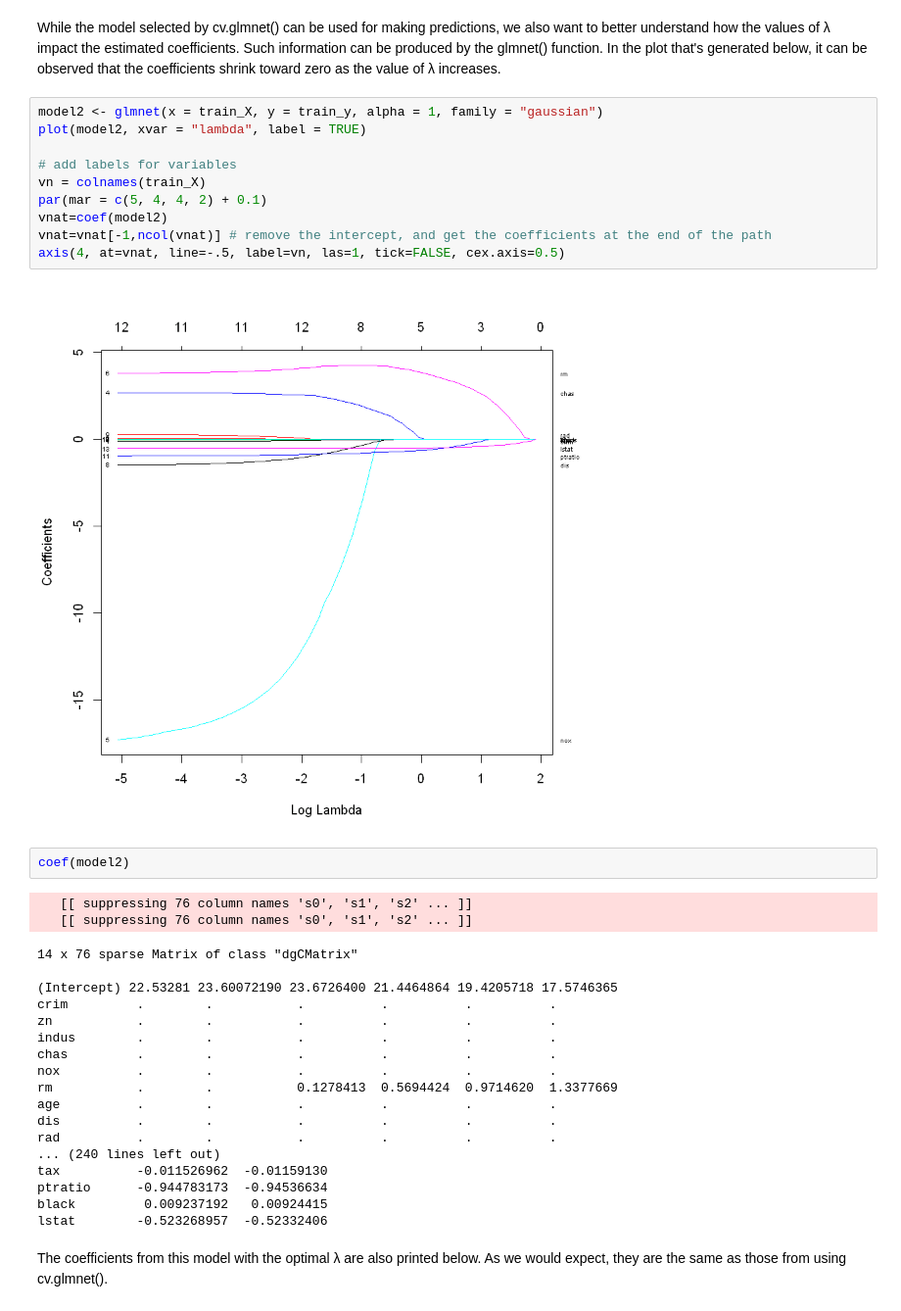
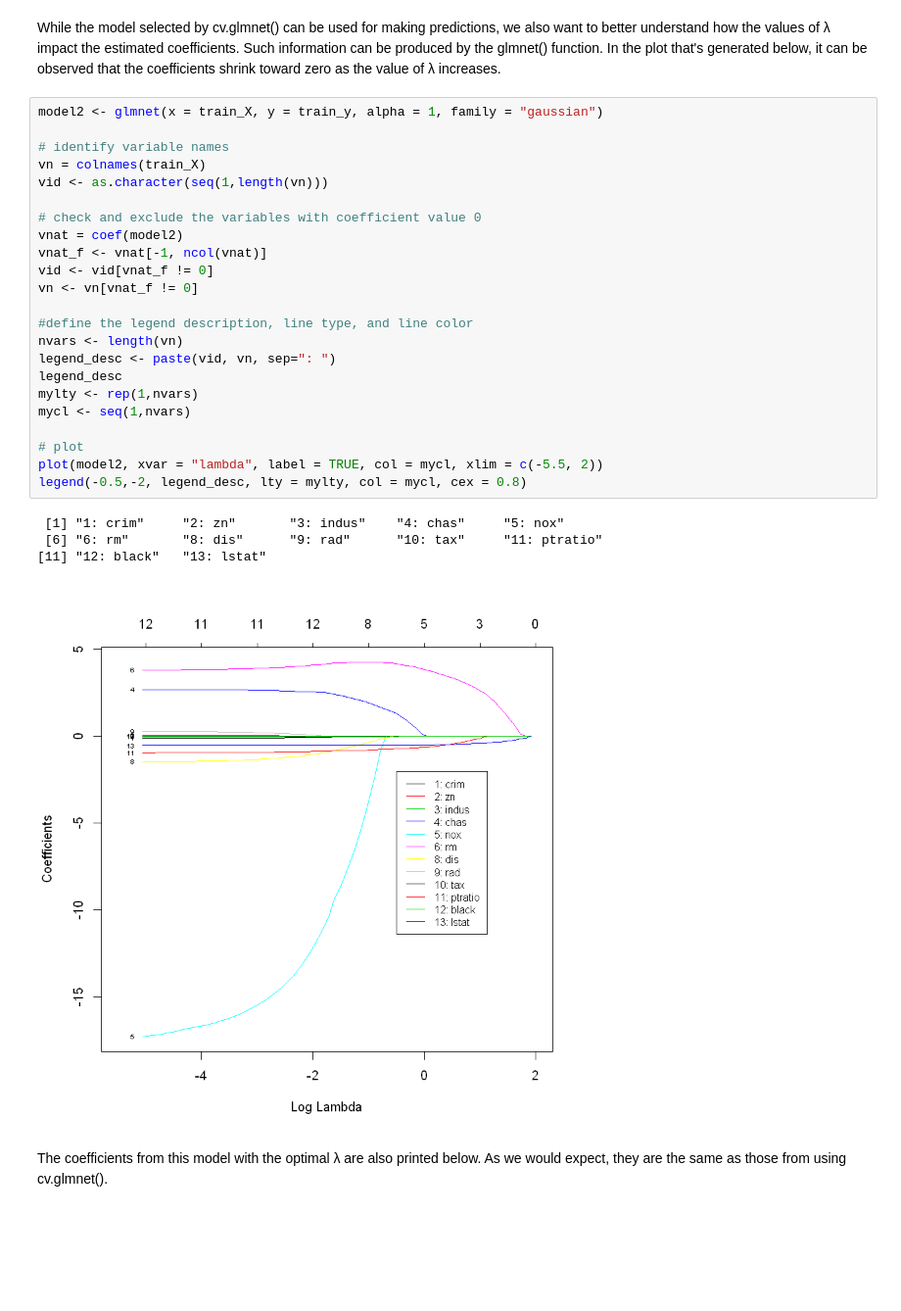
Before and after one commit to andrie/jupyter-notebook-samples, a Jupyter notebook: LASSO.ipynb, the cells around one changed output. Shown: that part at 98% size. Drawn from its saved outputs; the diff is of its cells as text; blank space fills up the shorter version.

```diff
--- a/LASSO.ipynb
+++ b/LASSO.ipynb
@@ -80,39 +78,33 @@ lstat        -0.522525376
 # %% [markdown]
 While the model selected by cv.glmnet() can be used for making predictions, we also want to better understand how the values of λ impact the estimated coefficients. Such information can be produced by the glmnet() function. In the plot that's generated below, it can be observed that the coefficients shrink toward zero as the value of λ increases.
-# %%
-model2 <- glmnet(x = train_X, y = train_y, alpha = 1, family = "gaussian")
-plot(model2, xvar = "lambda", label = TRUE)
-
-# add labels for variables
-vn = colnames(train_X)
-par(mar = c(5, 4, 4, 2) + 0.1)
-vnat=coef(model2)
-vnat=vnat[-1,ncol(vnat)] # remove the intercept, and get the coefficients at the end of the path
-axis(4, at=vnat, line=-.5, label=vn, las=1, tick=FALSE, cex.axis=0.5)
-# %% [output]
-[figure, removed]
-# %%
-coef(model2)
-# %% [output]
-   [[ suppressing 76 column names 's0', 's1', 's2' ... ]]
-   [[ suppressing 76 column names 's0', 's1', 's2' ... ]]
-14 x 76 sparse Matrix of class "dgCMatrix"
-
-(Intercept) 22.53281 23.60072190 23.6726400 21.4464864 19.4205718 17.5746365
-crim         .        .           .          .          .          .
-zn           .        .           .          .          .          .
-indus        .        .           .          .          .          .
-chas         .        .           .          .          .          .
-nox          .        .           .          .          .          .
-rm           .        .           0.1278413  0.5694424  0.9714620  1.3377669
-age          .        .           .          .          .          .
-dis          .        .           .          .          .          .
-rad          .        .           .          .          .          .
-... (240 lines left out)
-tax          -0.011526962  -0.01159130
-ptratio      -0.944783173  -0.94536634
-black         0.009237192   0.00924415
-lstat        -0.523268957  -0.52332406
+# %%
+model2 <- glmnet(x = train_X, y = train_y, alpha = 1, family = "gaussian")
+
+# identify variable names
+vn = colnames(train_X)
+vid <- as.character(seq(1,length(vn)))
+
+# check and exclude the variables with coefficient value 0
+vnat = coef(model2)
+vnat_f <- vnat[-1, ncol(vnat)]
+vid <- vid[vnat_f != 0]
+vn <- vn[vnat_f != 0]
+
+#define the legend description, line type, and line color
+nvars <- length(vn)
+legend_desc <- paste(vid, vn, sep=": ")
+legend_desc
+mylty <- rep(1,nvars)
+mycl <- seq(1,nvars)
+
+# plot
+plot(model2, xvar = "lambda", label = TRUE, col = mycl, xlim = c(-5.5, 2))
+legend(-0.5,-2, legend_desc, lty = mylty, col = mycl, cex = 0.8)
+# %% [output]
+ [1] "1: crim"     "2: zn"       "3: indus"    "4: chas"     "5: nox"
+ [6] "6: rm"       "8: dis"      "9: rad"      "10: tax"     "11: ptratio"
+[11] "12: black"   "13: lstat"
+[figure, added]
 # %% [markdown]
 The coefficients from this model with the optimal λ are also printed below. As we would expect, they are the same as those from using cv.glmnet().
 # %%
```
Also changed, not shown: parts of 13 cells of this notebook, 2 other files.
